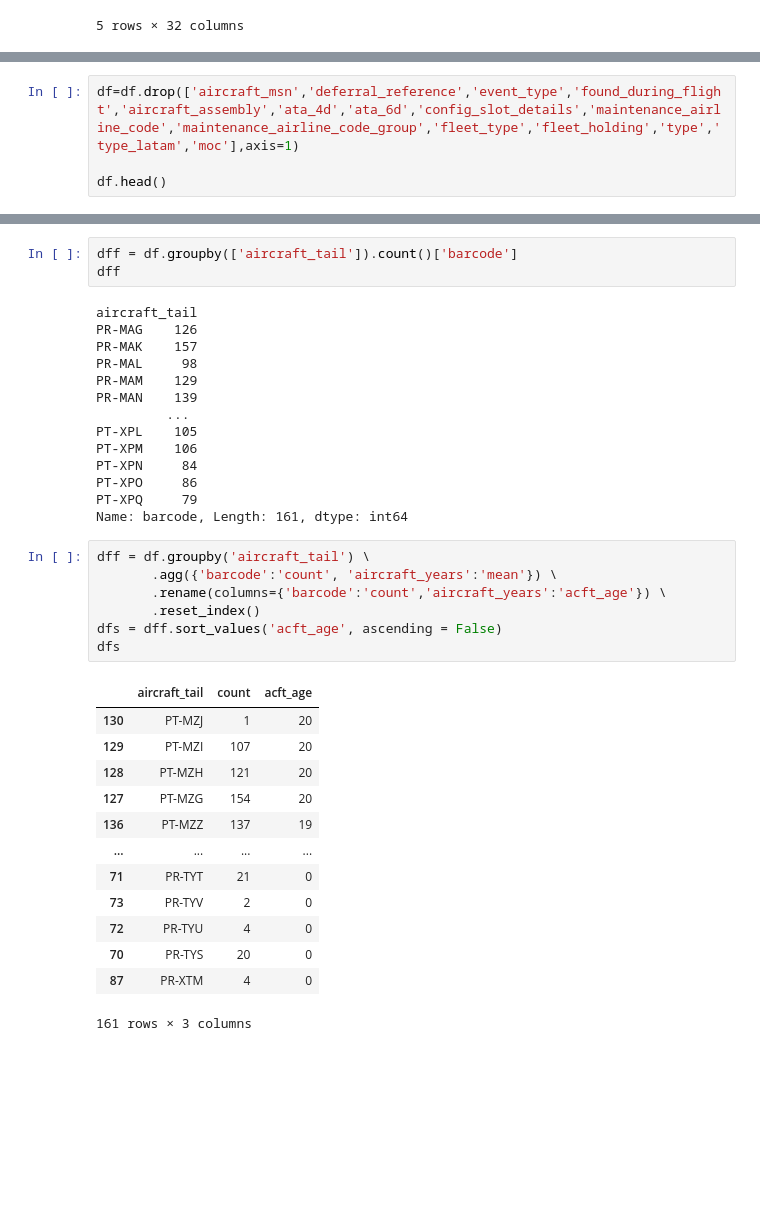
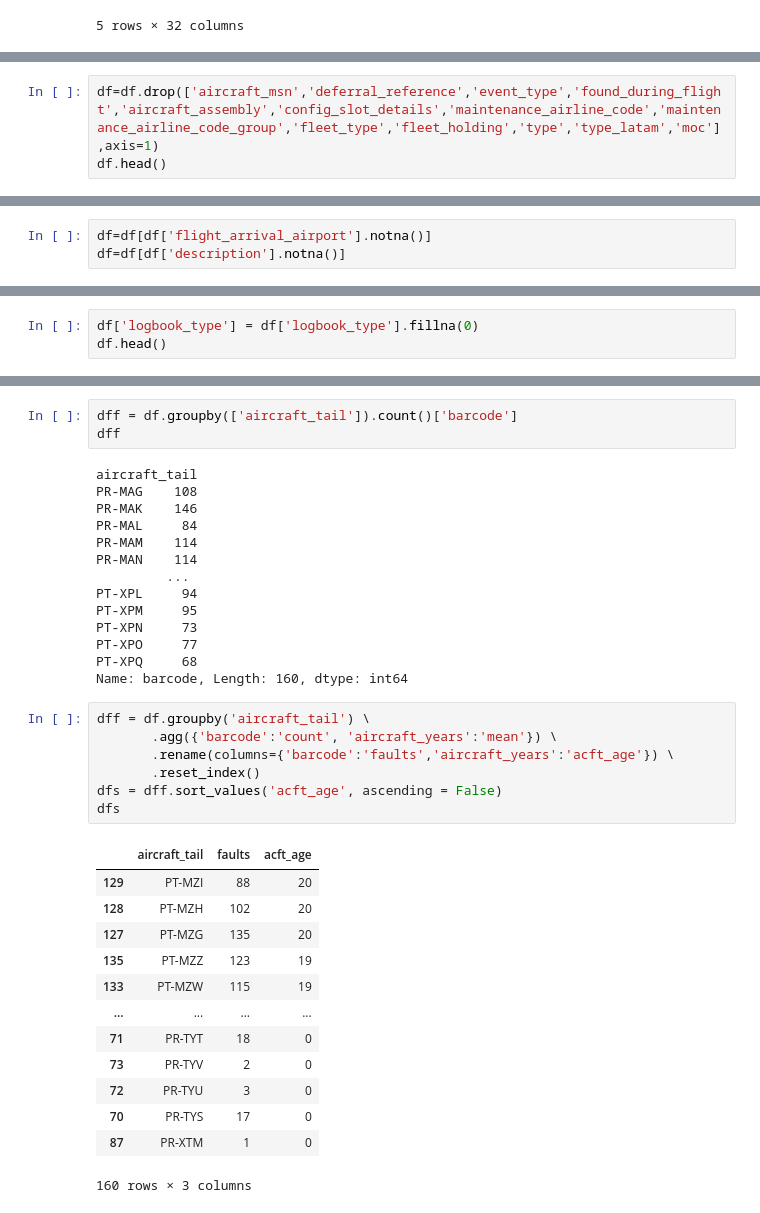
Before and after one commit to gabe144/Project1, a Jupyter notebook: aircraft-fault-data.ipynb, the cells around one changed output, grey strips where cells are left out. Drawn from its saved outputs; the diff is of its cells as text; blank space fills up the shorter version.

```diff
--- a/aircraft-fault-data.ipynb
+++ b/aircraft-fault-data.ipynb
@@ -48,6 +62,5 @@ memory usage: 3.9+ MB
 # %%
-df=df.drop(['aircraft_msn','deferral_reference','event_type','found_during_flight','aircraft_assembly','ata_4d','ata_6d','config_slot_details','maintenance_airline_code','maintenance_airline_code_group','fleet_type','fleet_holding','type','type_latam','moc'],axis=1)
-
+df=df.drop(['aircraft_msn','deferral_reference','event_type','found_during_flight','aircraft_assembly','config_slot_details','maintenance_airline_code','maintenance_airline_code_group','fleet_type','fleet_holding','type','type_latam','moc'],axis=1)
 df.head()
 # %% [output]
 |  | aircraft_tail | check_c_in_lst_yr | aircraft_years | fault_source | deferral_class | logbook_type | ... |
@@ -60,0 +109,3 @@ df.head()
+# %%
+df=df[df['flight_arrival_airport'].notna()]
+df=df[df['description'].notna()]
@@ -60,0 +114,3 @@ df.head()
+# %%
+df['logbook_type'] = df['logbook_type'].fillna(0)
+df.head()
@@ -63,39 +141,39 @@ dff = df.groupby(['aircraft_tail']).count()['barcode']
 dff
 # %% [output]
 aircraft_tail
-PR-MAG    126
-PR-MAK    157
-PR-MAL     98
-PR-MAM    129
-PR-MAN    139
+PR-MAG    108
+PR-MAK    146
+PR-MAL     84
+PR-MAM    114
+PR-MAN    114
          ...
-PT-XPL    105
-PT-XPM    106
-PT-XPN     84
-PT-XPO     86
-PT-XPQ     79
-Name: barcode, Length: 161, dtype: int64
+PT-XPL     94
+PT-XPM     95
+PT-XPN     73
+PT-XPO     77
+PT-XPQ     68
+Name: barcode, Length: 160, dtype: int64
 # %%
 dff = df.groupby('aircraft_tail') \
        .agg({'barcode':'count', 'aircraft_years':'mean'}) \
-       .rename(columns={'barcode':'count','aircraft_years':'acft_age'}) \
+       .rename(columns={'barcode':'faults','aircraft_years':'acft_age'}) \
        .reset_index()
 dfs = dff.sort_values('acft_age', ascending = False)
 dfs
 # %% [output]
-|  | aircraft_tail | count | acft_age |
-| 130 | PT-MZJ | 1 | 20 |
-| 129 | PT-MZI | 107 | 20 |
-| 128 | PT-MZH | 121 | 20 |
-| 127 | PT-MZG | 154 | 20 |
-| 136 | PT-MZZ | 137 | 19 |
+|  | aircraft_tail | faults | acft_age |
+| 129 | PT-MZI | 88 | 20 |
+| 128 | PT-MZH | 102 | 20 |
+| 127 | PT-MZG | 135 | 20 |
+| 135 | PT-MZZ | 123 | 19 |
+| 133 | PT-MZW | 115 | 19 |
 | ... | ... | ... | ... |
-| 71 | PR-TYT | 21 | 0 |
+| 71 | PR-TYT | 18 | 0 |
 | 73 | PR-TYV | 2 | 0 |
-| 72 | PR-TYU | 4 | 0 |
-| 70 | PR-TYS | 20 | 0 |
-| 87 | PR-XTM | 4 | 0 |
+| 72 | PR-TYU | 3 | 0 |
+| 70 | PR-TYS | 17 | 0 |
+| 87 | PR-XTM | 1 | 0 |
-161 rows × 3 columns
+160 rows × 3 columns
 # %%
 dfs[:20].plot(kind='bar', x='aircraft_tail')
 plt.title('Aircraft Age in Years')
```
Also changed, not shown: parts of 22 cells of this notebook.
